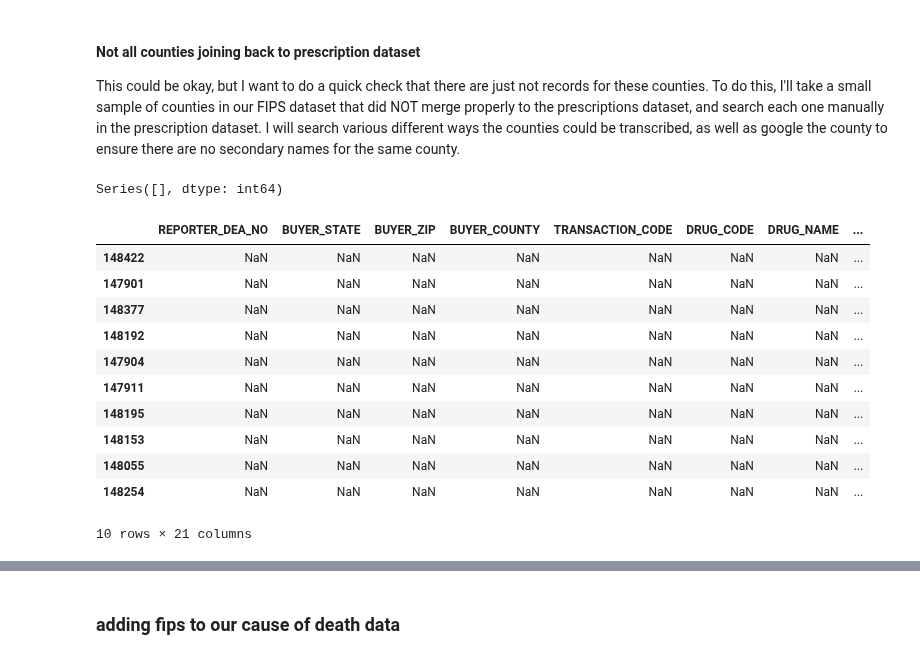
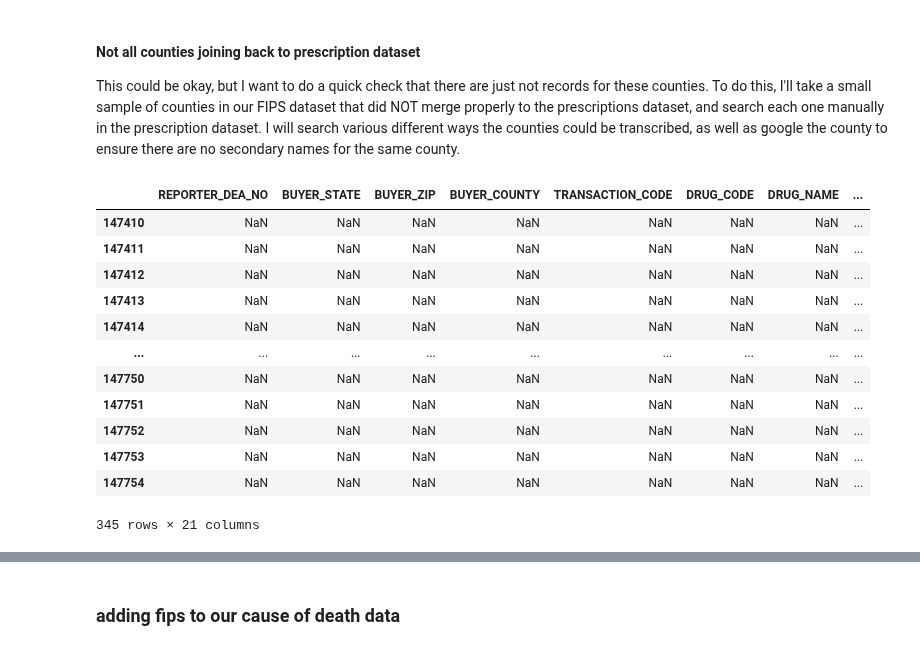
Before and after one commit to abzdel/Opioid-Analysis, a Jupyter notebook: 02_clean_data.ipynb, the cells around one changed output, grey strips where cells are left out. Cells and saved outputs as stored; diff of their text form; code cells hidden in the pictures.

```diff
--- a/02_clean_data.ipynb
+++ b/02_clean_data.ipynb
@@ -497,9 +498,6 @@ WAHKIAKUM          2
 MASON              1
 KING               1
 Name: BUYER_COUNTY, dtype: int64
-# %%
-# set max columns to None
-pd.set_option('display.max_columns', None)
 # %%
 assert prescriptions_fips[prescriptions_fips["_merge"] == "left_only"].shape[0] == 0
 # %% [markdown]
@@ -507,25 +505,18 @@ assert prescriptions_fips[prescriptions_fips["_merge"] == "left_only"].shape[0]
 
 This could be okay, but I want to do a quick check that there are just not records for these counties. To do this, I'll take a small sample of counties in our FIPS dataset that did NOT merge properly to the prescriptions dataset, and search each one manually in the prescription dataset. I will search various different ways the counties could be transcribed, as well as google the county to ensure there are no secondary names for the same county.
 # %%
-prescriptions_fips[prescriptions_fips["_merge"] != "both"].value_counts()
+prescriptions_fips[prescriptions_fips["_merge"] != "both"]
 # %% [output]
+|  | REPORTER_DEA_NO | BUYER_STATE | BUYER_ZIP | BUYER_COUNTY | TRANSACTION_CODE | DRUG_CODE | DRUG_NAME | ... |
+| 147410 | NaN | NaN | NaN | NaN | NaN | NaN | NaN | ... |
+| 147411 | NaN | NaN | NaN | NaN | NaN | NaN | NaN | ... |
+| 147412 | NaN | NaN | NaN | NaN | NaN | NaN | NaN | ... |
+| 147413 | NaN | NaN | NaN | NaN | NaN | NaN | NaN | ... |
+| 147414 | NaN | NaN | NaN | NaN | NaN | NaN | NaN | ... |
+| ... | ... | ... | ... | ... | ... | ... | ... | ... |
+| 147750 | NaN | NaN | NaN | NaN | NaN | NaN | NaN | ... |
+| 147751 | NaN | NaN | NaN | NaN | NaN | NaN | NaN | ... |
+| 147752 | NaN | NaN | NaN | NaN | NaN | NaN | NaN | ... |
+| 147753 | NaN | NaN | NaN | NaN | NaN | NaN | NaN | ... |
+| 147754 | NaN | NaN | NaN | NaN | NaN | NaN | NaN | ... |
-Series([], dtype: int64)
+345 rows × 21 columns
-# %%
-# looks like we have some missing values from right_only that we can't find in df_prescriptions
-# may need to look more into why this is - but as of now all we know is the given data is incomplete
-# choose a sample, search other dataframe, make conclusion
-
-prescriptions_fips[prescriptions_fips["_merge"] != "both"].sample(10, random_state=0)
-# %% [output]
-|  | REPORTER_DEA_NO | BUYER_STATE | BUYER_ZIP | BUYER_COUNTY | TRANSACTION_CODE | DRUG_CODE | DRUG_NAME | ... |
-| 148422 | NaN | NaN | NaN | NaN | NaN | NaN | NaN | ... |
-| 147901 | NaN | NaN | NaN | NaN | NaN | NaN | NaN | ... |
-| 148377 | NaN | NaN | NaN | NaN | NaN | NaN | NaN | ... |
-| 148192 | NaN | NaN | NaN | NaN | NaN | NaN | NaN | ... |
-| 147904 | NaN | NaN | NaN | NaN | NaN | NaN | NaN | ... |
-| 147911 | NaN | NaN | NaN | NaN | NaN | NaN | NaN | ... |
-| 148195 | NaN | NaN | NaN | NaN | NaN | NaN | NaN | ... |
-| 148153 | NaN | NaN | NaN | NaN | NaN | NaN | NaN | ... |
-| 148055 | NaN | NaN | NaN | NaN | NaN | NaN | NaN | ... |
-| 148254 | NaN | NaN | NaN | NaN | NaN | NaN | NaN | ... |
-10 rows × 21 columns
```
Also changed, not shown: parts of 14 cells of this notebook.
